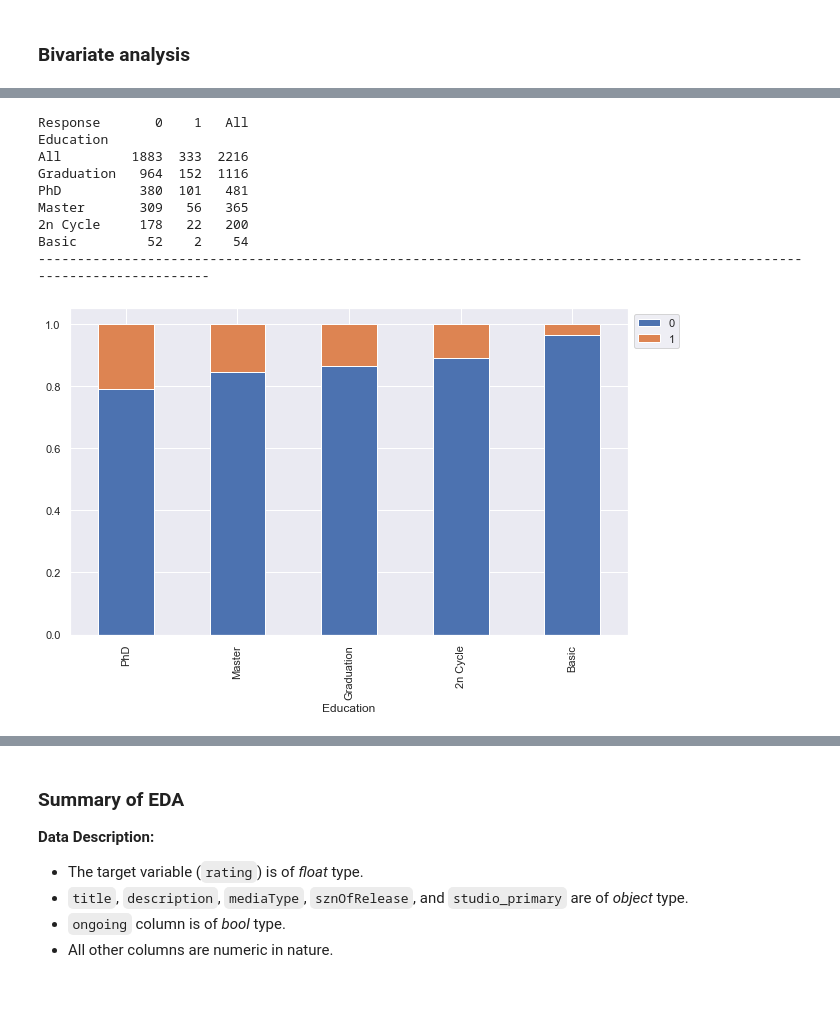
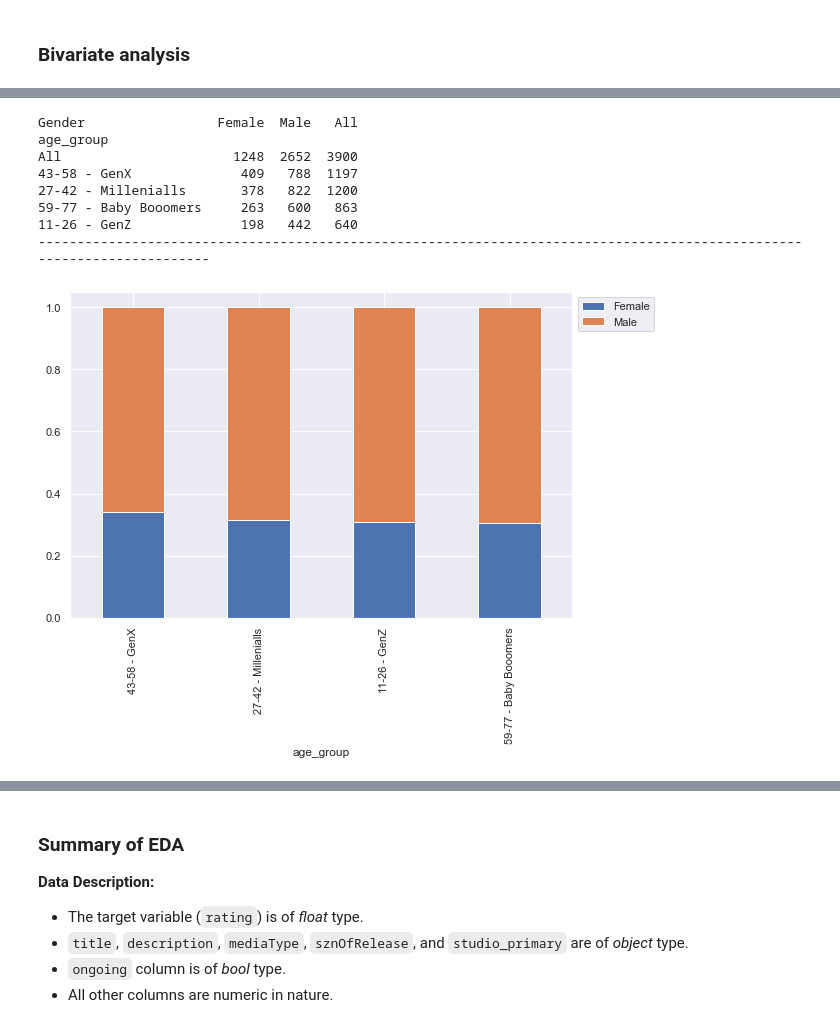
Before and after one commit to NataliaVelasquez18/boosting_revenue_by_understanding_consumer_trends, a Jupyter notebook: Consumer_trends_EDA_and_Visualization.ipynb, the cells around one changed output, grey strips where cells are left out. Cells and saved outputs as stored; diff of their text form; code cells hidden in the pictures; blank space fills up the shorter version.

```diff
--- a/Consumer_trends_EDA_and_Visualization.ipynb
+++ b/Consumer_trends_EDA_and_Visualization.ipynb
@@ -500,3 +439,0 @@ def labeled_barplot(
-# %%
-plot_order = df.sort_values(by="Amount", ascending=False).ID.values
-plot = sns.barplot(x="ID", y="Amount", data=df, order=plot_order)
@@ -772,14 +693,13 @@ def stacked_barplot(data, predictor, target):
 # %%
-stacked_barplot(data, "Education", "Response")
+stacked_barplot(data, "age_group", "Gender")
 # %% [output]
-Response       0    1   All
-Education
-All         1883  333  2216
-Graduation   964  152  1116
-PhD          380  101   481
-Master       309   56   365
-2n Cycle     178   22   200
-Basic         52    2    54
+Gender                 Female  Male   All
+age_group
+All                      1248  2652  3900
+43-58 - GenX              409   788  1197
+27-42 - Millenialls       378   822  1200
+59-77 - Baby Booomers     263   600   863
+11-26 - GenZ              198   442   640
 ------------------------------------------------------------------------------------------------------------------------
-[figure, old version]
+[figure, new version]
 [interactive output not drawn]
```
Also changed, not shown: parts of 98 cells of this notebook.
